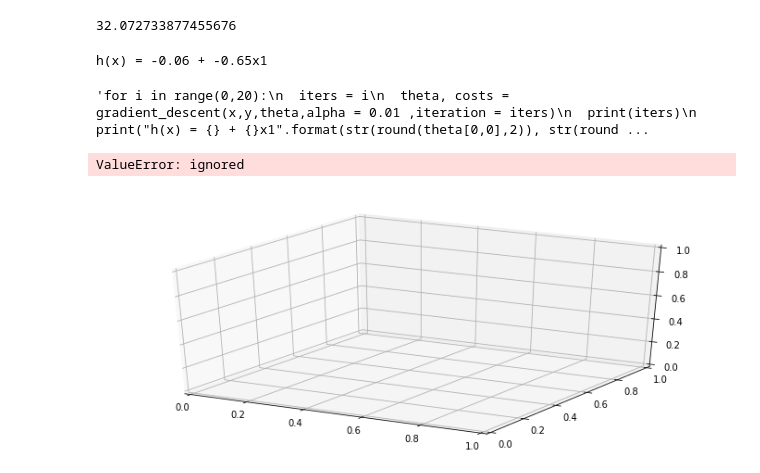
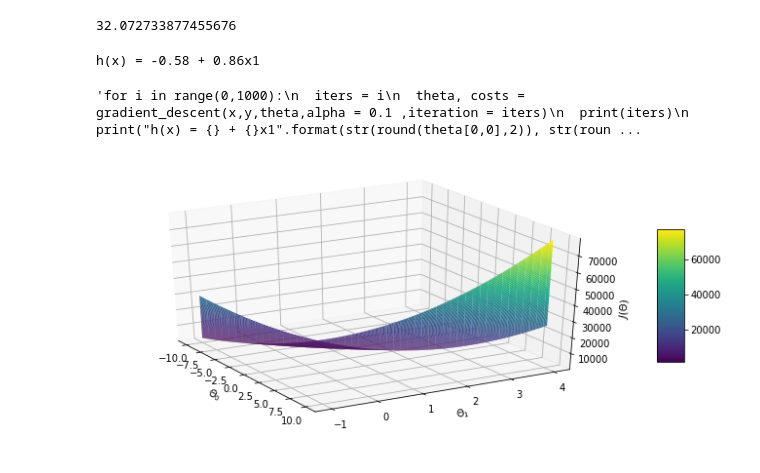
Before and after one commit to yashyaks/ML-playground, a Jupyter notebook: Lab1(Linear_regression).ipynb, the cells around one changed output. Cells and saved outputs as stored; diff of their text form; code cells hidden in the pictures.

```diff
--- a/Lab1(Linear_regression).ipynb
+++ b/Lab1(Linear_regression).ipynb
@@ -54,20 +54,19 @@ def gradient_descent(x,y,theta,alpha,iteration):
     costs.append(cost_function(x,y,theta))
   return theta, costs
 # %%
-theta, costs = gradient_descent(x,y,theta,alpha = 0.01 ,iteration = 1)
+theta, costs = gradient_descent(x,y,theta,alpha = 0.01 ,iteration = 100)
 
 print("h(x) = {} + {}x1".format(str(round(theta[0,0],2)), str(round(theta[1,0],2))))
 # %% [output]
-h(x) = -0.06 + -0.65x1
+h(x) = -0.58 + 0.86x1
 # %%
-'''for i in range(0,20):
+'''for i in range(0,1000):
   iters = i
-  theta, costs = gradient_descent(x,y,theta,alpha = 0.01 ,iteration = iters)
+  theta, costs = gradient_descent(x,y,theta,alpha = 0.1 ,iteration = iters)
   print(iters)
-  print("h(x) = {} + {}x1".format(str(round(theta[0,0],2)), str(round(theta[1,0],2))))
-'''
+  print("h(x) = {} + {}x1".format(str(round(theta[0,0],2)), str(round(theta[1,0],2))))'''
 # %% [output]
-'for i in range(0,20):\n  iters = i\n  theta, costs = gradient_descent(x,y,theta,alpha = 0.01 ,iteration = iters)\n  print(iters)\n  print("h(x) = {} + {}x1".format(str(round(theta[0,0],2)), str(round ...
+'for i in range(0,1000):\n  iters = i\n  theta, costs = gradient_descent(x,y,theta,alpha = 0.1 ,iteration = iters)\n  print(iters)\n  print("h(x) = {} + {}x1".format(str(round(theta[0,0],2)), str(roun ...
 # %%
 from mpl_toolkits.mplot3d import Axes3D
 # %%
@@ -85,20 +84,19 @@ for i in range(len(theta_0)):
 # %%
 fig = plt.figure(figsize = (12,5))
 ax = fig.gca(projection = '3d')
 
-surf = ax.plot_surface(theta_0, theta_1, cost_values, cmap = 'virdis')
+surf = ax.plot_surface(theta_0, theta_1, cost_values, cmap = 'viridis')
 fig.colorbar(surf, shrink = 0.5, aspect  =5)
 
 plt.xlabel("$\Theta_0$")
 plt.ylabel("$\Theta_1$")
-ax.set_jlabel("$J(\Theta)$")
+ax.set_zlabel("$J(\Theta)$")
 
 ax.view_init(30,330)
 
 plt.show()
 # %% [output]
-ValueError: ignored
-[figure, old version]
+[figure, new version]
 # %%
 plt.plot(costs)
 plt.xlabel("Interation")
```
Also changed, not shown: parts of 3 cells of this notebook.
